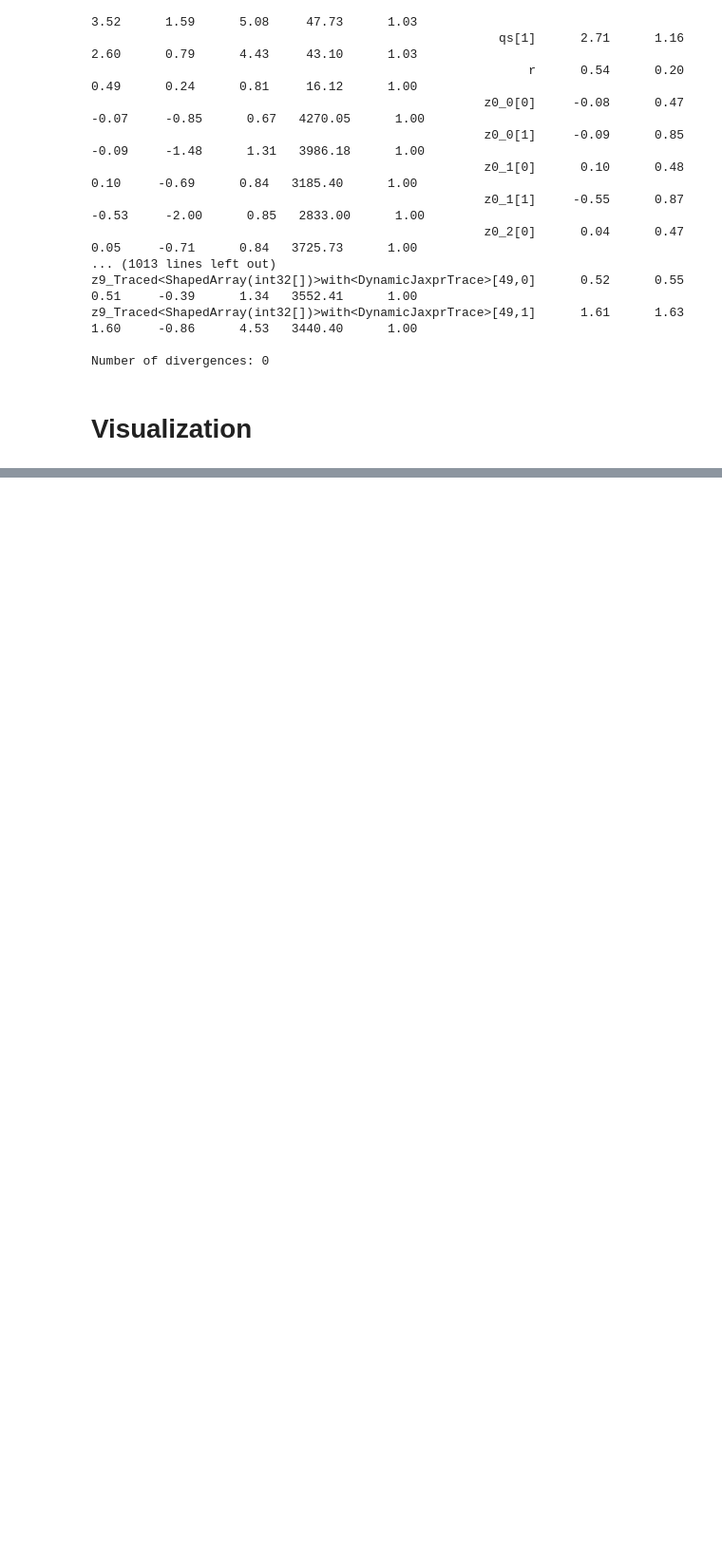
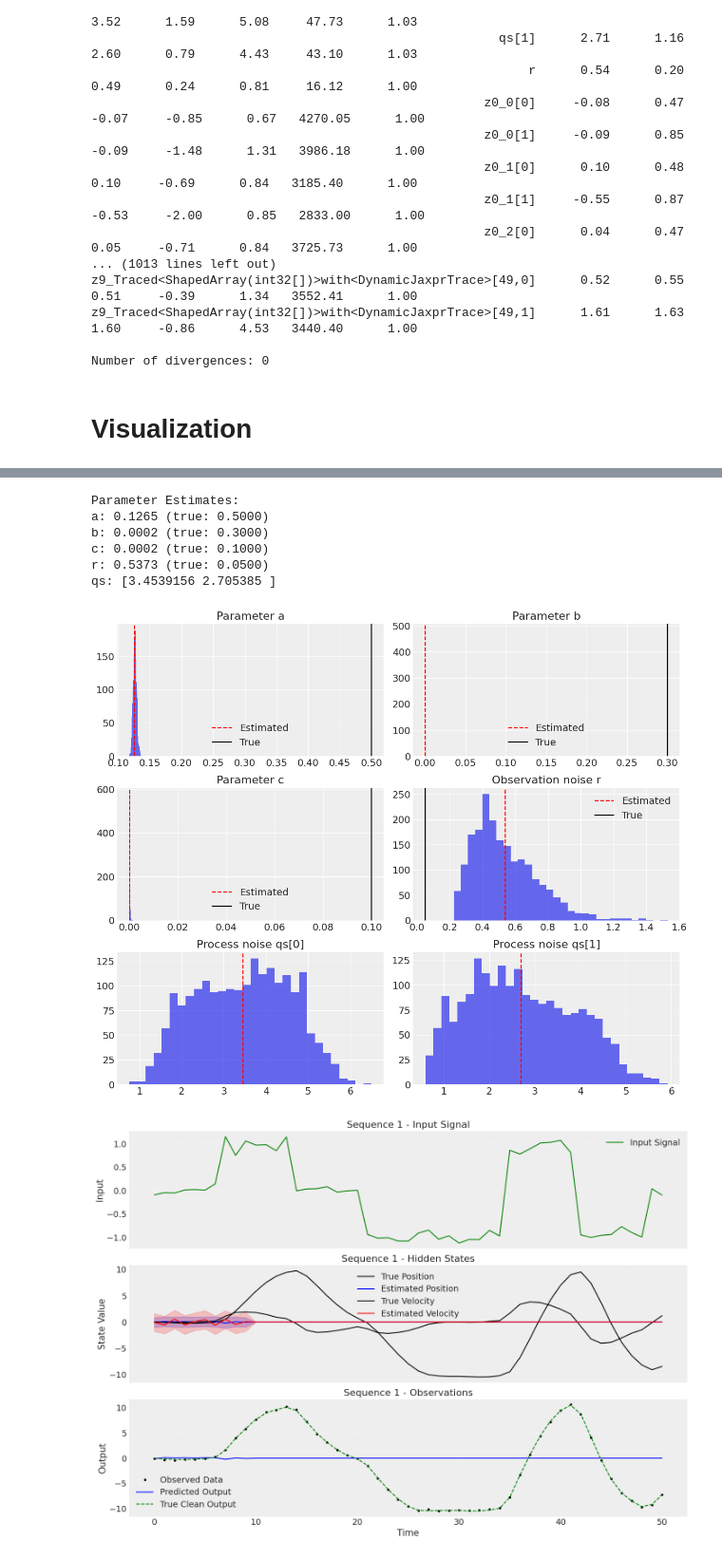
Before and after one commit to SMU-HCI/cs702-ci, a Jupyter notebook: week-10/lecture/lg-ssm.ipynb, the cells around one changed output, grey strips where cells are left out. Shown at 95% size. Saved outputs shown, nothing was run; the diff lists cells and outputs as text; code cells hidden in the pictures; blank space fills up the shorter version.

```diff
--- a/week-10/lecture/lg-ssm.ipynb
+++ b/week-10/lecture/lg-ssm.ipynb
@@ -280,0 +289,18 @@ Number of divergences: 0
+# %%
+true_params = {
+        'a': 0.5,
+        'b': 0.3,
+        'c': 0.1,
+        'noise_std': 0.05
+    }
+
+visualize_scrolling_model_results(mcmc, U, Y, xs, true_params)
+# %% [output]
+Parameter Estimates:
+a: 0.1265 (true: 0.5000)
+b: 0.0002 (true: 0.3000)
+c: 0.0002 (true: 0.1000)
+r: 0.5373 (true: 0.0500)
+qs: [3.4539156 2.705385 ]
+[figure, added]
+[figure, added]
```
Also changed, not shown: parts of 5 cells of this notebook, 1 other file.
